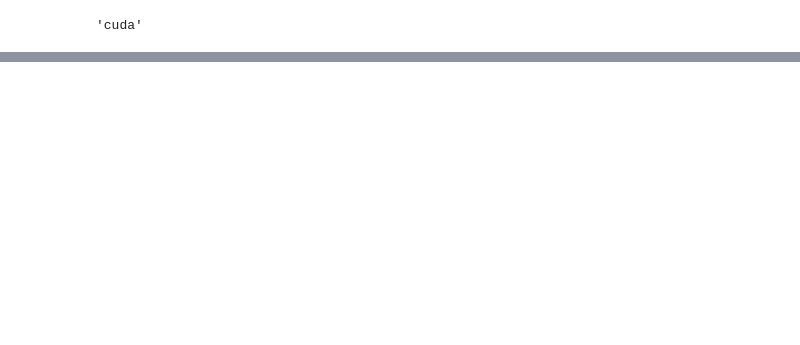
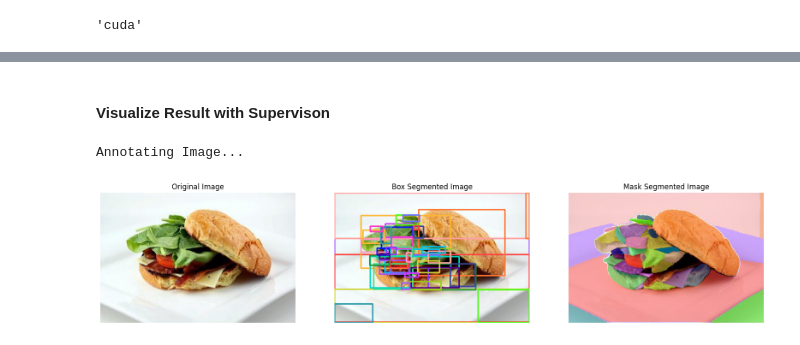
Before and after one commit to Fit-Freak/food-vison, a Jupyter notebook: Food_Vison_prod_mini.ipynb, the cells around one changed output, grey strips where cells are left out. Drawn from its saved outputs; the diff is of its cells as text; code cells hidden in the pictures; blank space fills up the shorter version.

Commit message:
Implemented SAM for Mask Generation

```diff
--- a/Food_Vison_prod_mini.ipynb
+++ b/Food_Vison_prod_mini.ipynb
@@ -80,0 +668,5 @@ print(f"Pretrained EffNetB2 Feature Extractor model size: {round(pretrainded_rel
+# %%
+from segment_anything import SamAutomaticMaskGenerator
+
+mask_gen = SamAutomaticMaskGenerator(sam)
+print("Created Mask Generator with SAM")
@@ -80,0 +677,3 @@ print(f"Pretrained EffNetB2 Feature Extractor model size: {round(pretrainded_rel
+# %%
+img_path, _ = get_random_image_sample(train_img_dir, val_img_dir, seeds)
+img_path
@@ -80,0 +682,12 @@ print(f"Pretrained EffNetB2 Feature Extractor model size: {round(pretrainded_rel
+# %%
+import cv2
+
+# --- Load the RGB image ---
+img = cv2.imread(str(img_path))
+img_rgb = cv2.cvtColor(img, cv2.COLOR_BGR2RGB)
+print(f"Loaded Image {img_path}")
+
+# Mask
+print("Generating Image Mask ...")
+mask_result = mask_gen.generate(img_rgb)
+mask_result
@@ -80,0 +714,33 @@ print(f"Pretrained EffNetB2 Feature Extractor model size: {round(pretrainded_rel
+# %% [markdown]
+#### Visualize Result with Supervison
+# %%
+import supervision as sv
+
+# Create the mask annotator (color by index)
+mask_annotator = sv.MaskAnnotator(color_lookup=sv.ColorLookup.INDEX)
+box_annotator = sv.BoxAnnotator(color_lookup=sv.ColorLookup.INDEX)
+
+# Convert SAM result into Supervision detections
+detections = sv.Detections.from_sam(sam_result=mask_result)
+
+print("Annotating Image...")
+annotated_image_box = box_annotator.annotate(
+    scene=img.copy(),
+    detections=detections
+)
+annotated_image_mask = mask_annotator.annotate(
+    scene=img.copy(),
+    detections=detections
+)
+
+
+# Plot the result
+sv.plot_images_grid(
+    images=[img, annotated_image_box, annotated_image_mask],
+    grid_size=(1, 3),
+    titles=["Original Image", "Box Segmented Image", "Mask Segmented Image"],
+    size=(20, 10)
+)
+# %% [output]
+Annotating Image...
+[figure, added]
```
Also changed, not shown: parts of 54 cells of this notebook.
